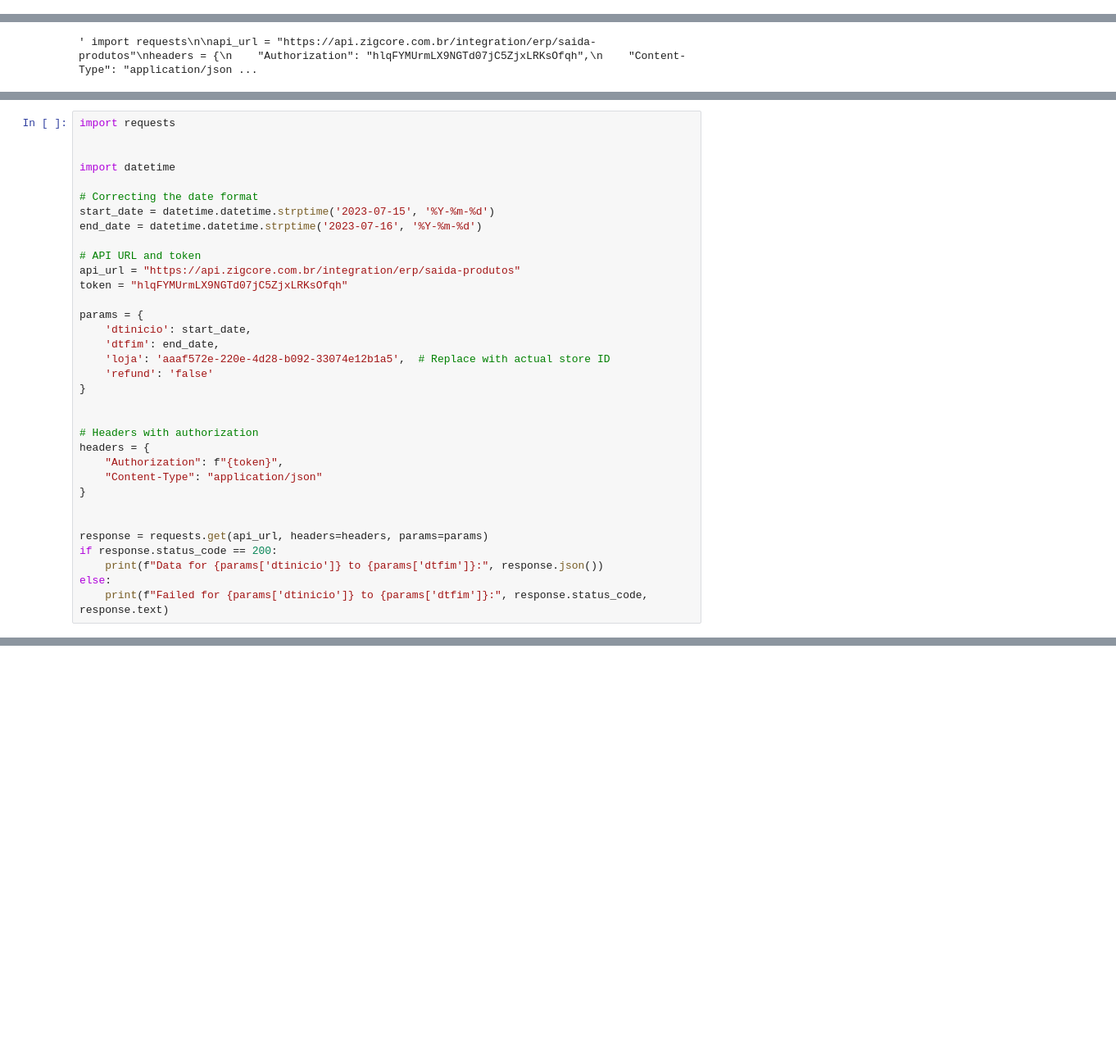
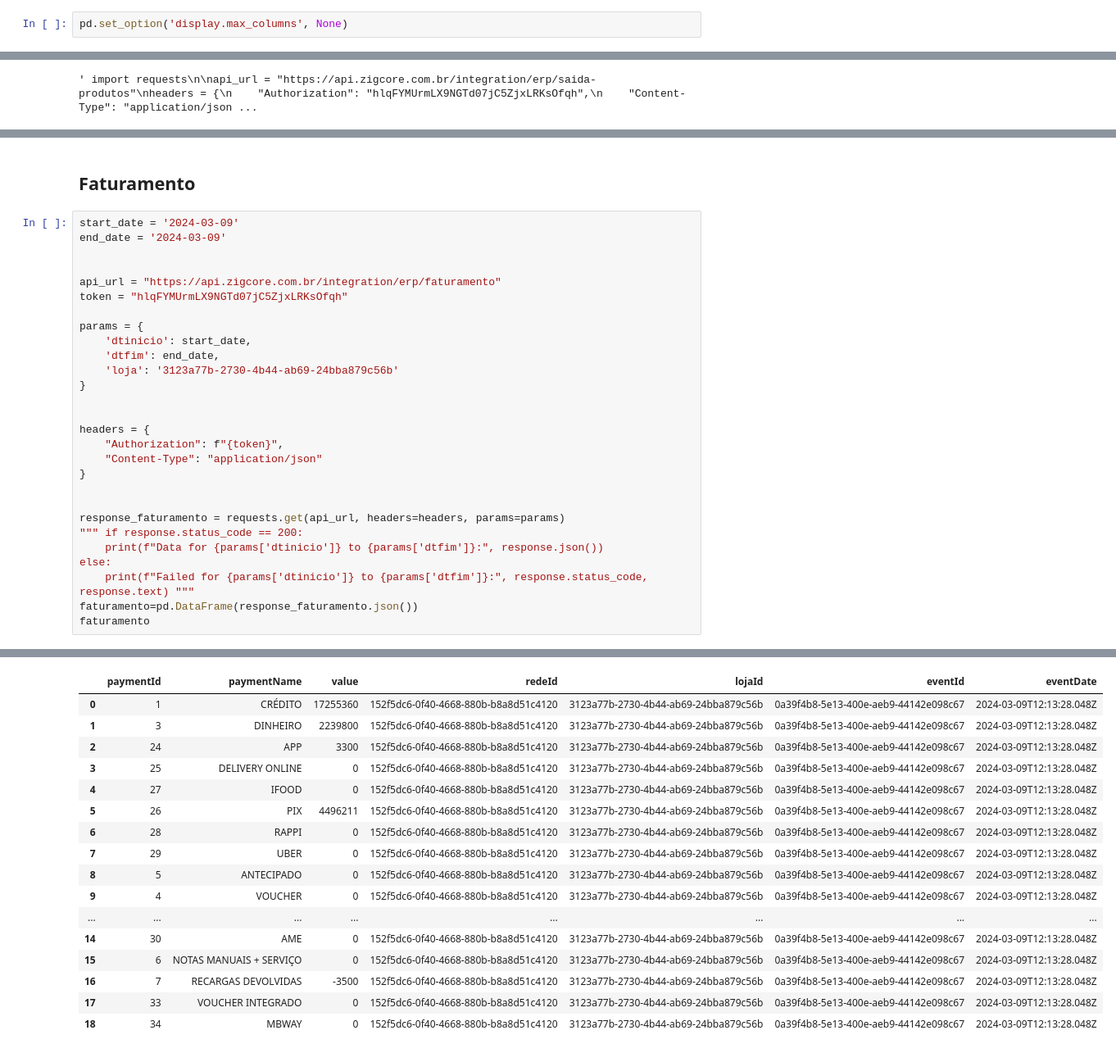
Before and after one commit to mateusono1/CB-Produ-es, a Jupyter notebook: API_ZIG.ipynb, the cells around one changed output, grey strips where cells are left out. Shown: that part at 82% size. Drawn from its saved outputs; the diff is of its cells as text; blank space fills up the shorter version.

Commit message:
Peguei as infos mais importantes da Trapist

```diff
--- a/API_ZIG.ipynb
+++ b/API_ZIG.ipynb
@@ -5,3 +8,5 @@ import json
+# %%
+pd.set_option('display.max_columns', None)
 # %%
 import requests
 
@@ -118,35 +305,31 @@ else:
+# %% [markdown]
+## Faturamento
 # %%
-import requests
+start_date = '2024-03-09'
+end_date = '2024-03-09'
 
 
-import datetime
-
-# Correcting the date format
-start_date = datetime.datetime.strptime('2023-07-15', '%Y-%m-%d')
-end_date = datetime.datetime.strptime('2023-07-16', '%Y-%m-%d')
-
-# API URL and token
-api_url = "https://api.zigcore.com.br/integration/erp/saida-produtos"
+api_url = "https://api.zigcore.com.br/integration/erp/faturamento"
 token = "hlqFYMUrmLX9NGTd07jC5ZjxLRKsOfqh"
 
 params = {
     'dtinicio': start_date,
     'dtfim': end_date,
-    'loja': 'aaaf572e-220e-4d28-b092-33074e12b1a5',  # Replace with actual store ID
-    'refund': 'false'
+    'loja': '3123a77b-2730-4b44-ab69-24bba879c56b'
 }
 
 
-# Headers with authorization
 headers = {
     "Authorization": f"{token}",
     "Content-Type": "application/json"
 }
 
 
-response = requests.get(api_url, headers=headers, params=params)
-if response.status_code == 200:
+response_faturamento = requests.get(api_url, headers=headers, params=params)
+""" if response.status_code == 200:
     print(f"Data for {params['dtinicio']} to {params['dtfim']}:", response.json())
 else:
-    print(f"Failed for {params['dtinicio']} to {params['dtfim']}:", response.status_code, response.text)
+    print(f"Failed for {params['dtinicio']} to {params['dtfim']}:", response.status_code, response.text) """
+faturamento=pd.DataFrame(response_faturamento.json())
+faturamento
 # %% [output]
@@ -153,0 +336,17 @@ Data for 2023-07-15 00:00:00 to 2023-07-16 00:00:00: []
+|  | paymentId | paymentName | value | redeId | lojaId | eventId | eventDate |
+| 0 | 1 | CRÉDITO | 17255360 | 152f5dc6-0f40-4668-880b-b8a8d51c4120 | 3123a77b-2730-4b44-ab69-24bba879c56b | 0a39f4b8-5e13-400e-aeb9-44142e098c67 | 2024-03-09T12:13:28.048Z |
+| 1 | 3 | DINHEIRO | 2239800 | 152f5dc6-0f40-4668-880b-b8a8d51c4120 | 3123a77b-2730-4b44-ab69-24bba879c56b | 0a39f4b8-5e13-400e-aeb9-44142e098c67 | 2024-03-09T12:13:28.048Z |
+| 2 | 24 | APP | 3300 | 152f5dc6-0f40-4668-880b-b8a8d51c4120 | 3123a77b-2730-4b44-ab69-24bba879c56b | 0a39f4b8-5e13-400e-aeb9-44142e098c67 | 2024-03-09T12:13:28.048Z |
+| 3 | 25 | DELIVERY ONLINE | 0 | 152f5dc6-0f40-4668-880b-b8a8d51c4120 | 3123a77b-2730-4b44-ab69-24bba879c56b | 0a39f4b8-5e13-400e-aeb9-44142e098c67 | 2024-03-09T12:13:28.048Z |
+| 4 | 27 | IFOOD | 0 | 152f5dc6-0f40-4668-880b-b8a8d51c4120 | 3123a77b-2730-4b44-ab69-24bba879c56b | 0a39f4b8-5e13-400e-aeb9-44142e098c67 | 2024-03-09T12:13:28.048Z |
+| 5 | 26 | PIX | 4496211 | 152f5dc6-0f40-4668-880b-b8a8d51c4120 | 3123a77b-2730-4b44-ab69-24bba879c56b | 0a39f4b8-5e13-400e-aeb9-44142e098c67 | 2024-03-09T12:13:28.048Z |
+| 6 | 28 | RAPPI | 0 | 152f5dc6-0f40-4668-880b-b8a8d51c4120 | 3123a77b-2730-4b44-ab69-24bba879c56b | 0a39f4b8-5e13-400e-aeb9-44142e098c67 | 2024-03-09T12:13:28.048Z |
+| 7 | 29 | UBER | 0 | 152f5dc6-0f40-4668-880b-b8a8d51c4120 | 3123a77b-2730-4b44-ab69-24bba879c56b | 0a39f4b8-5e13-400e-aeb9-44142e098c67 | 2024-03-09T12:13:28.048Z |
+| 8 | 5 | ANTECIPADO | 0 | 152f5dc6-0f40-4668-880b-b8a8d51c4120 | 3123a77b-2730-4b44-ab69-24bba879c56b | 0a39f4b8-5e13-400e-aeb9-44142e098c67 | 2024-03-09T12:13:28.048Z |
+| 9 | 4 | VOUCHER | 0 | 152f5dc6-0f40-4668-880b-b8a8d51c4120 | 3123a77b-2730-4b44-ab69-24bba879c56b | 0a39f4b8-5e13-400e-aeb9-44142e098c67 | 2024-03-09T12:13:28.048Z |
+| ... | ... | ... | ... | ... | ... | ... | ... |
+| 14 | 30 | AME | 0 | 152f5dc6-0f40-4668-880b-b8a8d51c4120 | 3123a77b-2730-4b44-ab69-24bba879c56b | 0a39f4b8-5e13-400e-aeb9-44142e098c67 | 2024-03-09T12:13:28.048Z |
+| 15 | 6 | NOTAS MANUAIS + SERVIÇO | 0 | 152f5dc6-0f40-4668-880b-b8a8d51c4120 | 3123a77b-2730-4b44-ab69-24bba879c56b | 0a39f4b8-5e13-400e-aeb9-44142e098c67 | 2024-03-09T12:13:28.048Z |
+| 16 | 7 | RECARGAS DEVOLVIDAS | -3500 | 152f5dc6-0f40-4668-880b-b8a8d51c4120 | 3123a77b-2730-4b44-ab69-24bba879c56b | 0a39f4b8-5e13-400e-aeb9-44142e098c67 | 2024-03-09T12:13:28.048Z |
+| 17 | 33 | VOUCHER INTEGRADO | 0 | 152f5dc6-0f40-4668-880b-b8a8d51c4120 | 3123a77b-2730-4b44-ab69-24bba879c56b | 0a39f4b8-5e13-400e-aeb9-44142e098c67 | 2024-03-09T12:13:28.048Z |
+| 18 | 34 | MBWAY | 0 | 152f5dc6-0f40-4668-880b-b8a8d51c4120 | 3123a77b-2730-4b44-ab69-24bba879c56b | 0a39f4b8-5e13-400e-aeb9-44142e098c67 | 2024-03-09T12:13:28.048Z |
```
Also changed, not shown: parts of 18 cells of this notebook.
